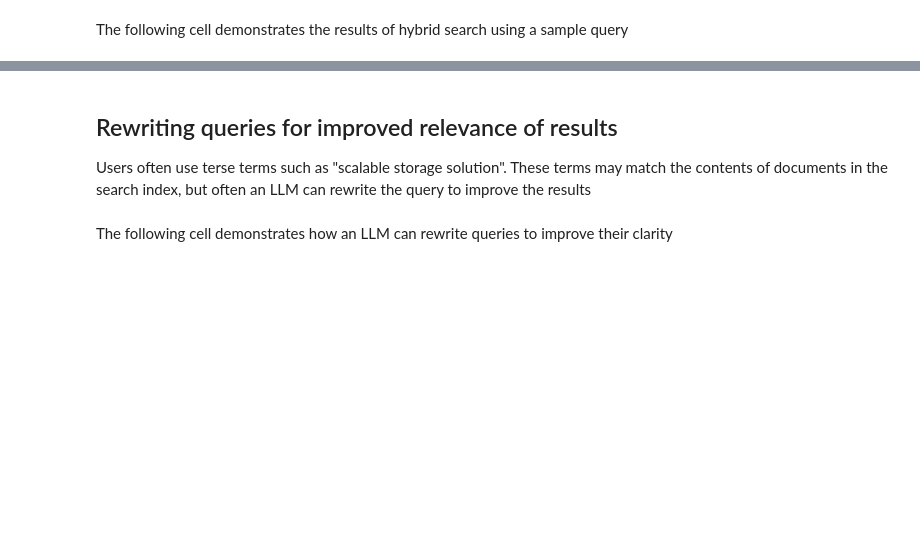
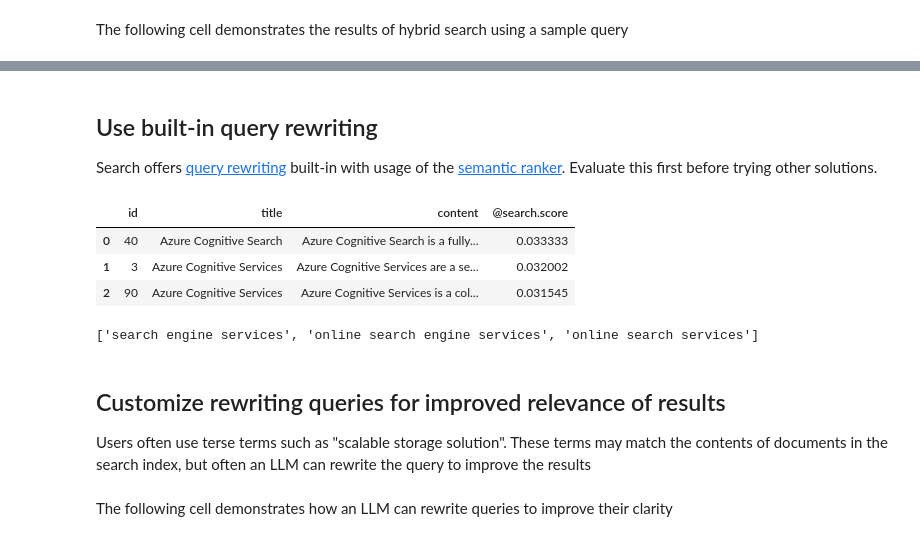
Before and after one commit to Azure/azure-search-vector-samples, a Jupyter notebook: demo-python/code/advanced-workflow/query-rewrite/query-rewrite.ipynb, the cells around one changed output, grey strips where cells are left out. Drawn from its saved outputs; the diff is of its cells as text; code cells hidden in the pictures; blank space fills up the shorter version.

```diff
--- a/demo-python/code/advanced-workflow/query-rewrite/query-rewrite.ipynb
+++ b/demo-python/code/advanced-workflow/query-rewrite/query-rewrite.ipynb
@@ -301,5 +283,51 @@ hybrid_search(search_client, "scalable storage solution")
+# %% [markdown]
+## Use built-in query rewriting
+
+Search offers [query rewriting](https://learn.microsoft.com/azure/search/semantic-how-to-query-rewrite) built-in with usage of the [semantic ranker](https://learn.microsoft.com/azure/search/semantic-how-to-query-request). Evaluate this first before trying other solutions.
+# %%
+from typing import Optional
+
+# Worakround to use query writes with debugging form the Python SDK
+import azure.search.documents._generated.models
+azure.search.documents._generated.models.SearchDocumentsResult._attribute_map["debug_info"]["key"] = "@search\\.debug"
+from azure.search.documents._generated.models import DebugInfo
+import azure.search.documents._paging
+def get_debug_info(self) -> Optional[DebugInfo]:
+    self.continuation_token = None
+    return self._response.debug_info
+azure.search.documents._paging.SearchPageIterator.get_debug_info = azure.search.documents._paging._ensure_response(get_debug_info)
+azure.search.documents._paging.SearchItemPaged.get_debug_info = lambda self: self._first_iterator_instance().get_debug_info()
+
+search_client = SearchClient(endpoint=endpoint, index_name=index_name, credential=credential)
+
+results = search_client.search(
+    search_text="search service",
+    # Issue a vector query for every single rewritten query
+    vector_queries=[VectorizableTextQuery(text="srch service", k_nearest_neighbors=50, fields="contentVector")],
+    query_type="semantic",
+    semantic_configuration_name='my-semantic-config',
+    query_rewrites="generative|count-3",
+    query_language="en",
+    debug="queryRewrites",
+    search_fields=["content"],
+    top=3,
+    include_total_count=True
+)
+
+data = [[result["id"], result["title"], result["content"], result["@search.score"]] for result in results]
+df = pd.DataFrame(data, columns=["id", "title", "content", "@search.score"])
+query_rewrites = results.get_debug_info().query_rewrites.text.rewrites
+
+display(df)
+print(query_rewrites)
+# %% [output]
+|  | id | title | content | @search.score |
+| 0 | 40 | Azure Cognitive Search | Azure Cognitive Search is a fully... | 0.033333 |
+| 1 | 3 | Azure Cognitive Services | Azure Cognitive Services are a se... | 0.032002 |
+| 2 | 90 | Azure Cognitive Services | Azure Cognitive Services is a col... | 0.031545 |
+['search engine services', 'online search engine services', 'online search services']
 # %% [markdown]
-## Rewriting queries for improved relevance of results
+## Customize rewriting queries for improved relevance of results
 
 Users often use terse terms such as "scalable storage solution". These terms may match the contents of documents in the search index, but often an LLM can rewrite the query to improve the results
 # %%
```
Also changed, not shown: parts of 18 cells of this notebook, 1 other file.
